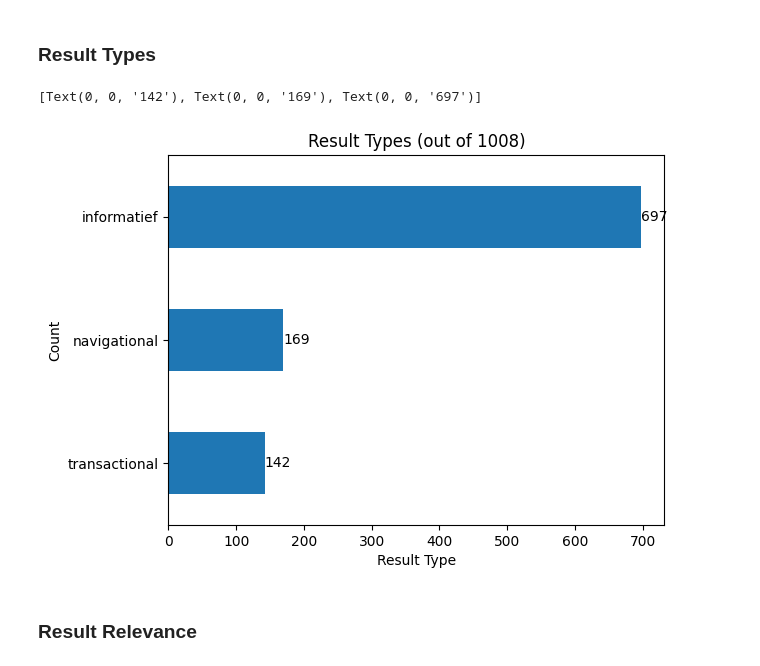
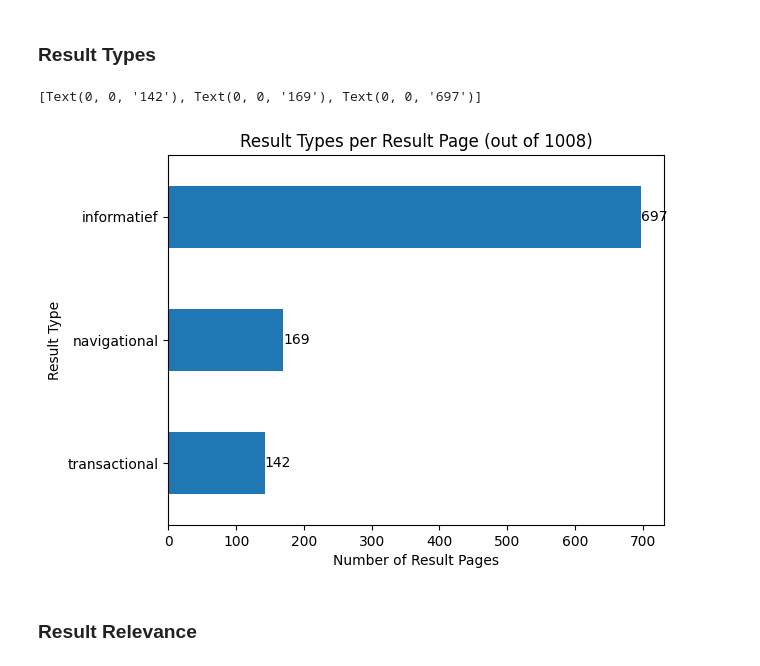
Before and after one commit to SlimZoeken/100queries, a Jupyter notebook: notebooks/analysis.ipynb, the cells around one changed output. Saved outputs shown, nothing was run; the diff lists cells and outputs as text; code cells hidden in the pictures.

```diff
--- a/notebooks/analysis.ipynb
+++ b/notebooks/analysis.ipynb
@@ -237,18 +237,18 @@ ax.bar_label(ax.containers[0])
 # %%
 ax = (
     results["Soort Resultaat"]
     .value_counts(ascending=True)
     .plot(
         kind="barh",
-        title=f"Result Types (out of {len(results)})",
-        xlabel="Result Type",
-        ylabel="Count",
+        title=f"Result Types per Result Page (out of {len(results)})",
+        xlabel="Number of Result Pages",
+        ylabel="Result Type",
     )
 )
 ax.bar_label(ax.containers[0])
 # %% [output]
 [Text(0, 0, '142'), Text(0, 0, '169'), Text(0, 0, '697')]
-[figure, old version]
+[figure, new version]
 # %% [markdown]
 ### Result Relevance
 # %%
```
Also changed, not shown: parts of 7 cells of this notebook.
